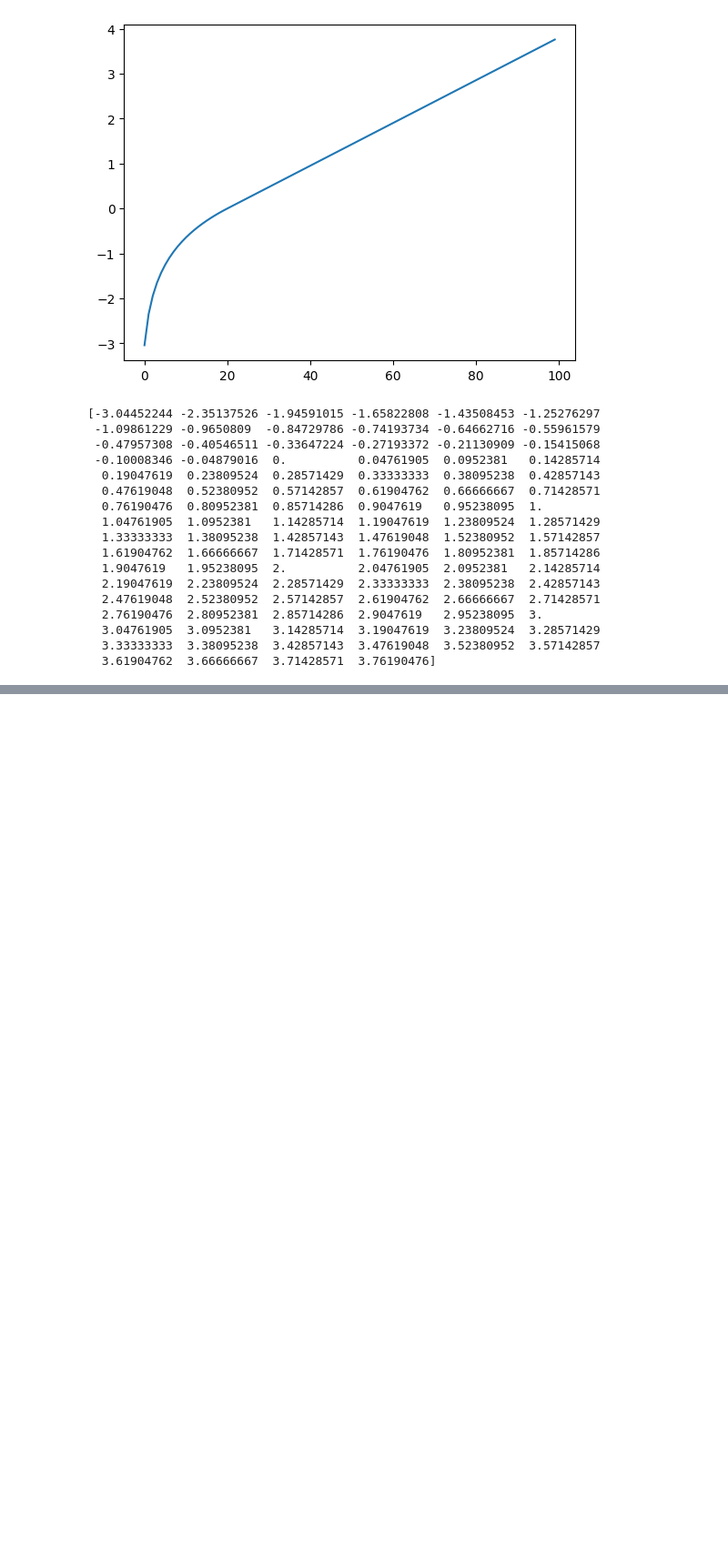
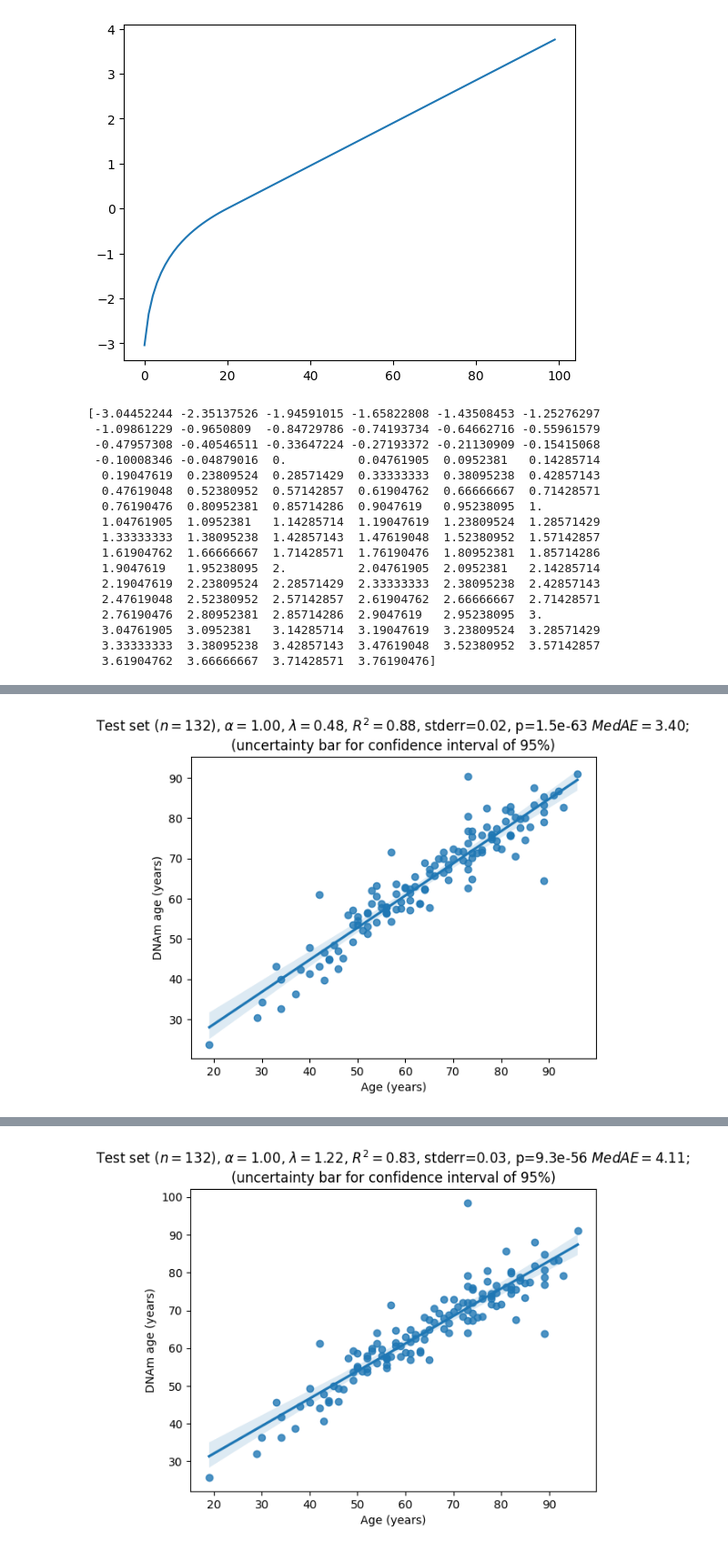
Before and after one commit to szazo/epigenetic-clock, a Jupyter notebook: assignment1/sandbox.ipynb, the cells around one changed output, grey strips where cells are left out. Shown at 91% size. Drawn from its saved outputs; the diff is of its cells as text; code cells hidden in the pictures; blank space fills up the shorter version.

```diff
--- a/assignment1/sandbox.ipynb
+++ b/assignment1/sandbox.ipynb
@@ -100,9 +100,15 @@ Wall time: 14.4 s
 # %%
 import pandas as pd
+from sklearn.model_selection import train_test_split
 
-model = job.train()
-y.shape
-type(y)
+X_train, X_test, y_train, y_test = train_test_split(X, y,
+                                                            test_size=0.2,
+                                                            random_state=42)
+print('X', X_train.shape, X_test.shape)
+print('Y', y_train.shape, y_test.shape)
+
+
+model = job.train(X_train=X_train,y_train=y_train, cv_fold=3, parallel_jobs=5)
 #meta_df = job.load_meta()
 #meta_df
 
@@ -148,0 +226,57 @@ coef_path_ [[0. 0. 0. ... 0. 0. 0.]
+# %%
+from sklearn.metrics import explained_variance_score, mean_squared_error, r2_score, median_absolute_error
+import numpy as np
+import sigfig
+import glmnet
+import statsmodels.api as sm
+from sklearn.feature_selection import chi2
+
+def calculate_stats(X_test, y_test, lamb: float, model: glmnet.ElasticNet):
+    y_pred = job.predict(X=X_test, lamb=lamb)
+
+    print('lambda: ', lamb)
+
+    medae = median_absolute_error(y_true=y_test, y_pred=y_pred)
+
+    print('median_absolute_error', medae)
+    print('explained_variance_score', explained_variance_score(y_test, y_pred))
+    print('root_mean_squared_error', np.sqrt(mean_squared_error(y_test, y_pred)))
+
+    r2 = r2_score(y_test, y_pred)
+    print('r2', r2)
+
+    independent_samples_t_test = stats.ttest_ind(y_pred, y_test, equal_var=True)
+    print('t-test', independent_samples_t_test)
+
+    sm_y_test = sm.add_constant(y_test) # column of 1s
+    sm_model = sm.OLS(y_pred, sm_y_test).fit()
+    print("smstats r2", sm_model.rsquared)
+    print(sm_model.summary())
+    print('pvalues', sm_model.pvalues)
+
+    #chi2_scores, chi2_pvalues = chi2(y_pred, y_test)
+    #print('chi2_scores, chi2_pvalues', chi2_scores, chi2_pvalues)
+
+    print('glmnet r2', model.score(X=X_test, y=y_test, lamb=lamb))
+
+    linregress_result = stats.linregress(y_test, y_pred)
+    p_value = sigfig.round(linregress_result.pvalue, sigfigs=2)
+    standard_error = linregress_result.stderr
+
+    print('stats linregress', linregress_result)
+
+
+    # https://seaborn.pydata.org/tutorial/error_bars.html
+    sns.regplot(x = y_test, y = y_pred, ci=99, label='alma', n_boot=5000).set(title=f'Test set ($n={np.shape(X_test)[0]}$), $\\alpha={model.alpha:.2f}$, $\lambda={lamb:.2f}$, $R^2={r2:.2f}$, stderr={standard_error:.2f}, p={p_value} $MedAE={medae:.2f}$; \n(uncertainty bar for confidence interval of 95%)', xlabel='Age (years)', ylabel='DNAm age (years)')
+    plt.show()
+
+print('lambda max')
+calculate_stats(X_test=X_test, y_test=y_test,  lamb=model.lambda_max_, model=model)
+print('lambda best')
+calculate_stats(X_test=X_test, y_test=y_test,  lamb=model.lambda_best_[0], model=model)
+
+#y_pred = model.predict(X_test)
+#print(y_pred)
+
+# compare with the y_test
+# %% [output]
@@ -148,0 +300 @@ coef_path_ [[0. 0. 0. ... 0. 0. 0.]
+[figure, added]
@@ -149 +318,2 @@ coef_path_ [[0. 0. 0. ... 0. 0. 0.]
+[figure, added]
 # %%
```
Also changed, not shown: parts of 14 cells of this notebook, 5 other files.
